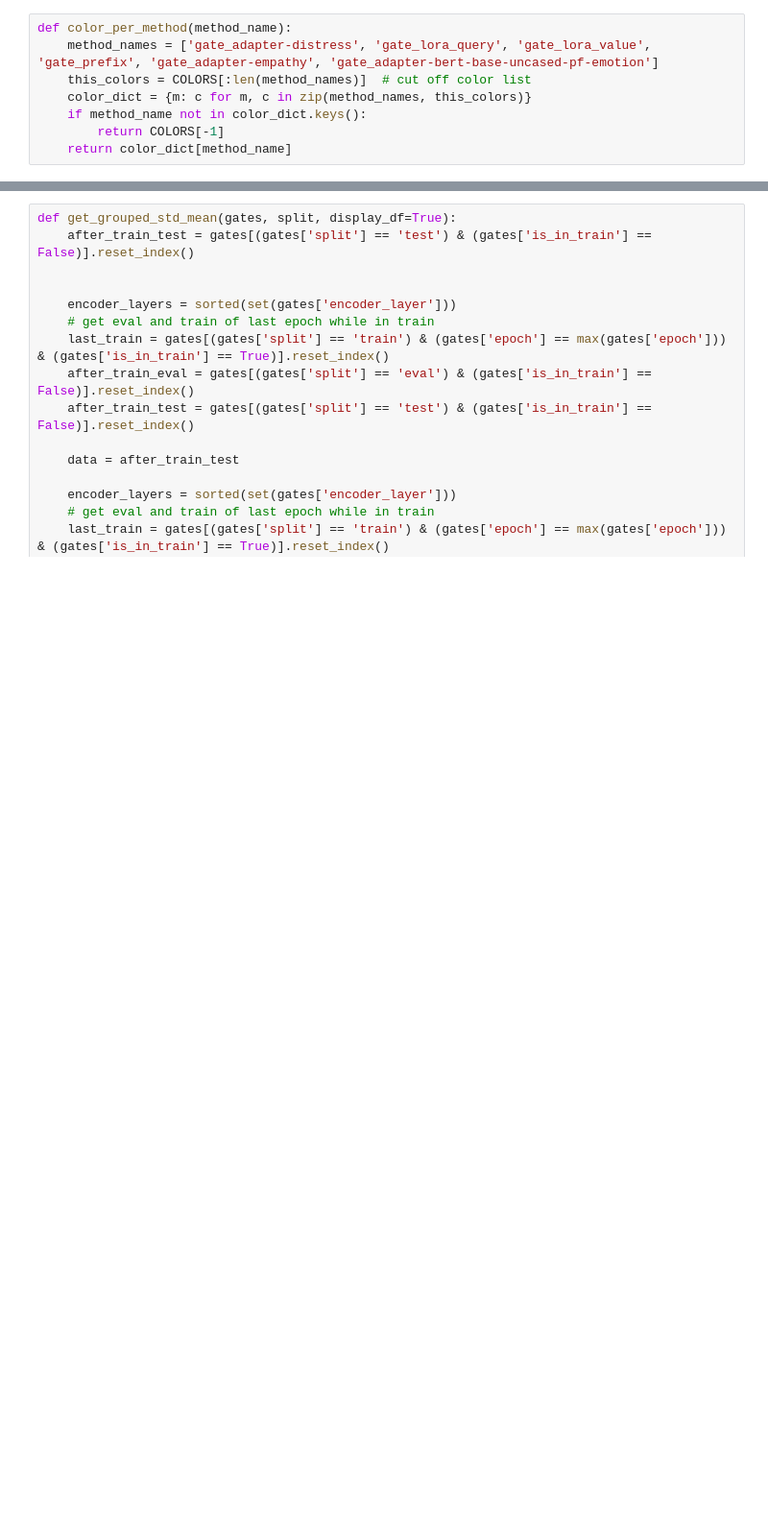
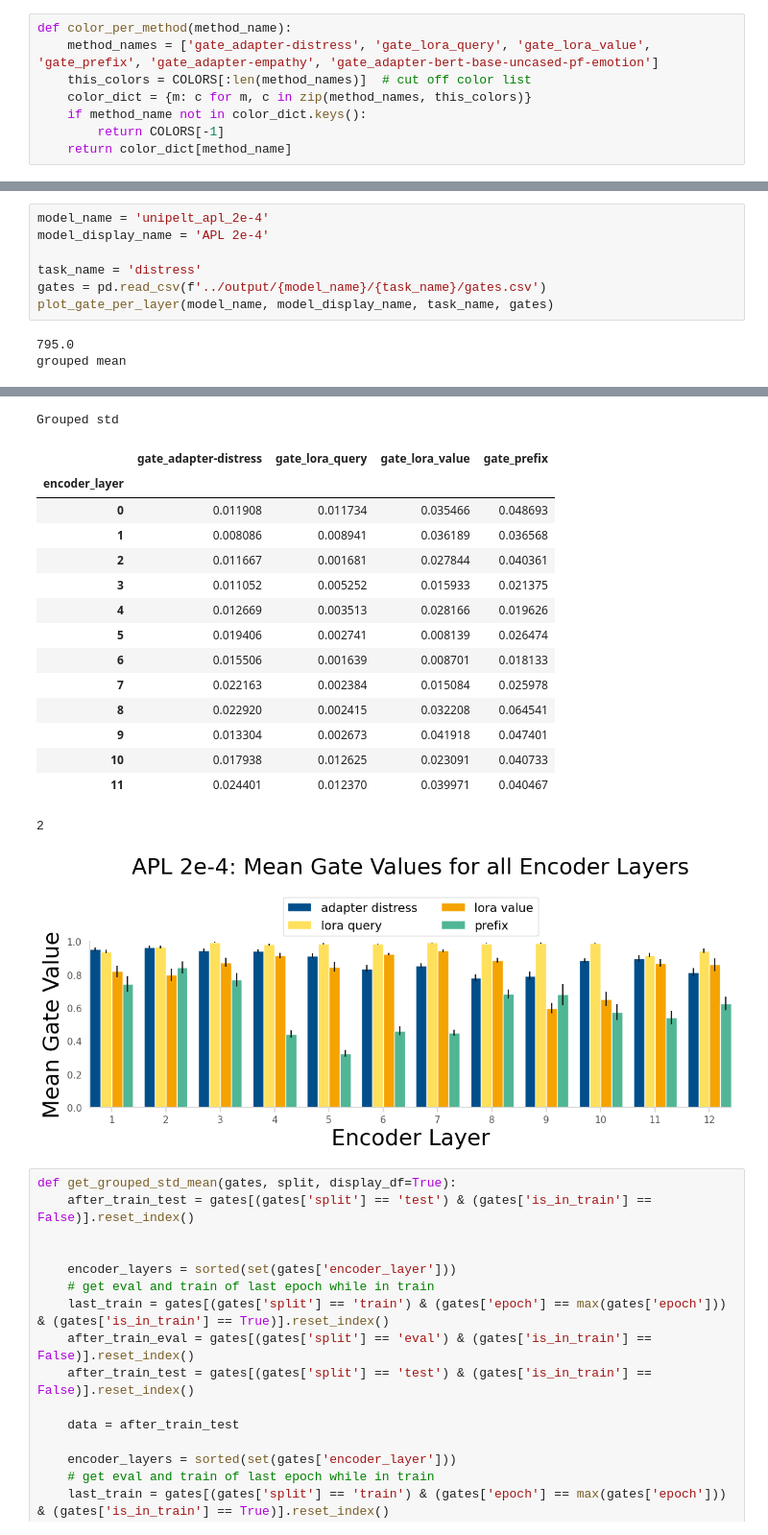
Before and after one commit to myrazma/2022_Masterthesis_Code, a Jupyter notebook: analysis/output_analysis.ipynb, the cells around one changed output, grey strips where cells are left out. Shown: that part at 96% size. Cells and saved outputs as stored; diff of their text form; blank space fills up the shorter version.

```diff
--- a/analysis/output_analysis.ipynb
+++ b/analysis/output_analysis.ipynb
@@ -224,0 +330,10 @@ Name: gate_prefix, dtype: float64
+# %%
+model_name = 'unipelt_apl_2e-4'
+model_display_name = 'APL 2e-4'
+
+task_name = 'distress'
+gates = pd.read_csv(f'../output/{model_name}/{task_name}/gates.csv')
+plot_gate_per_layer(model_name, model_display_name, task_name, gates)
+# %% [output]
+795.0
+grouped mean
@@ -225,3 +354,20 @@ Name: gate_prefix, dtype: float64
+Grouped std
+|  | gate_adapter-distress | gate_lora_query | gate_lora_value | gate_prefix |
+| encoder_layer |  |  |  |  |
+| 0 | 0.011908 | 0.011734 | 0.035466 | 0.048693 |
+| 1 | 0.008086 | 0.008941 | 0.036189 | 0.036568 |
+| 2 | 0.011667 | 0.001681 | 0.027844 | 0.040361 |
+| 3 | 0.011052 | 0.005252 | 0.015933 | 0.021375 |
+| 4 | 0.012669 | 0.003513 | 0.028166 | 0.019626 |
+| 5 | 0.019406 | 0.002741 | 0.008139 | 0.026474 |
+| 6 | 0.015506 | 0.001639 | 0.008701 | 0.018133 |
+| 7 | 0.022163 | 0.002384 | 0.015084 | 0.025978 |
+| 8 | 0.022920 | 0.002415 | 0.032208 | 0.064541 |
+| 9 | 0.013304 | 0.002673 | 0.041918 | 0.047401 |
+| 10 | 0.017938 | 0.012625 | 0.023091 | 0.040733 |
+| 11 | 0.024401 | 0.012370 | 0.039971 | 0.040467 |
+2
+[figure, added]
 # %%
 def get_grouped_std_mean(gates, split, display_df=True):
     after_train_test = gates[(gates['split'] == 'test') & (gates['is_in_train'] == False)].reset_index()
```
Also changed, not shown: parts of 28 cells of this notebook, 2 other files.
